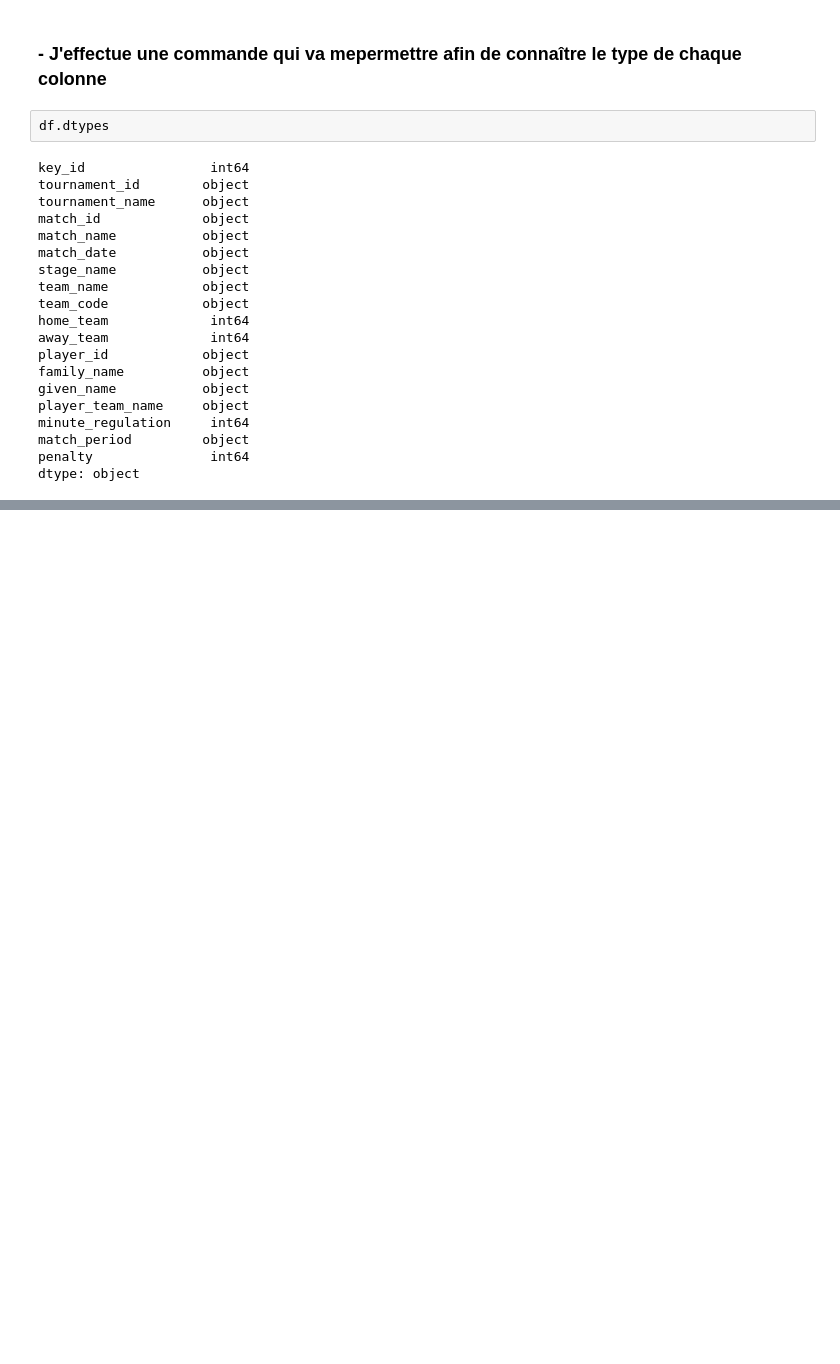
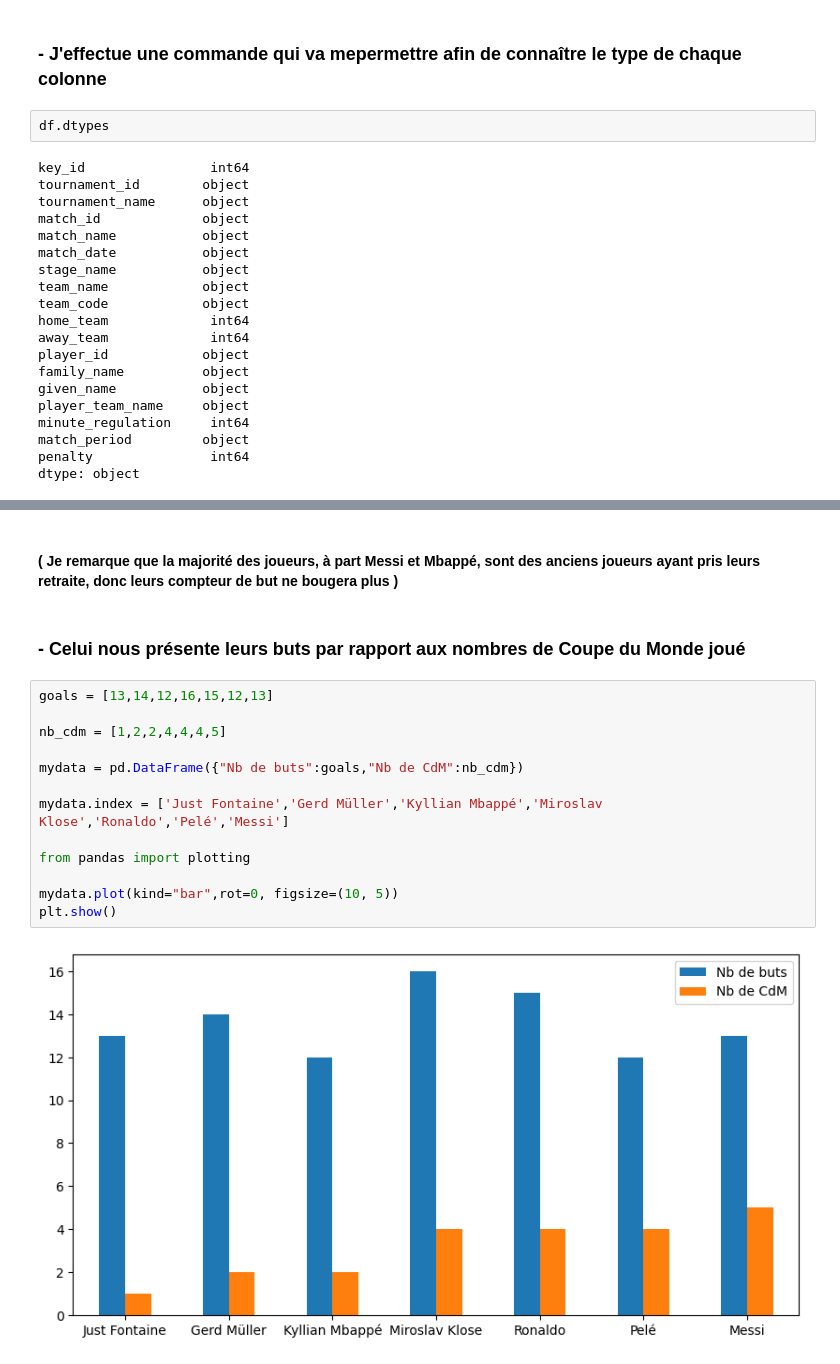
Before and after one commit to AdamSerrakh/DataAnalysis_WorldCup_Scorers, a Jupyter notebook: WorldCup_Scorers.ipynb, the cells around one changed output, grey strips where cells are left out. Saved outputs shown, nothing was run; the diff lists cells and outputs as text; blank space fills up the shorter version.

```diff
--- a/WorldCup_Scorers.ipynb
+++ b/WorldCup_Scorers.ipynb
@@ -252,0 +114,19 @@ TypeError: no numeric data to plot
+# %% [markdown]
+#### ( Je remarque que la majorité des joueurs, à part Messi et Mbappé, sont des anciens joueurs ayant pris leurs retraite, donc leurs compteur de but ne bougera plus )
+# %% [markdown]
+### - Celui nous présente leurs buts par rapport aux nombres de Coupe du Monde joué
+# %%
+goals = [13,14,12,16,15,12,13]
+
+nb_cdm = [1,2,2,4,4,4,5]
+
+mydata = pd.DataFrame({"Nb de buts":goals,"Nb de CdM":nb_cdm})
+
+mydata.index = ['Just Fontaine','Gerd Müller','Kyllian Mbappé','Miroslav Klose','Ronaldo','Pelé','Messi']
+
+from pandas import plotting
+
+mydata.plot(kind="bar",rot=0, figsize=(10, 5))
+plt.show()
+# %% [output]
+[figure, added]
```
Also changed, not shown: parts of 28 cells of this notebook.
